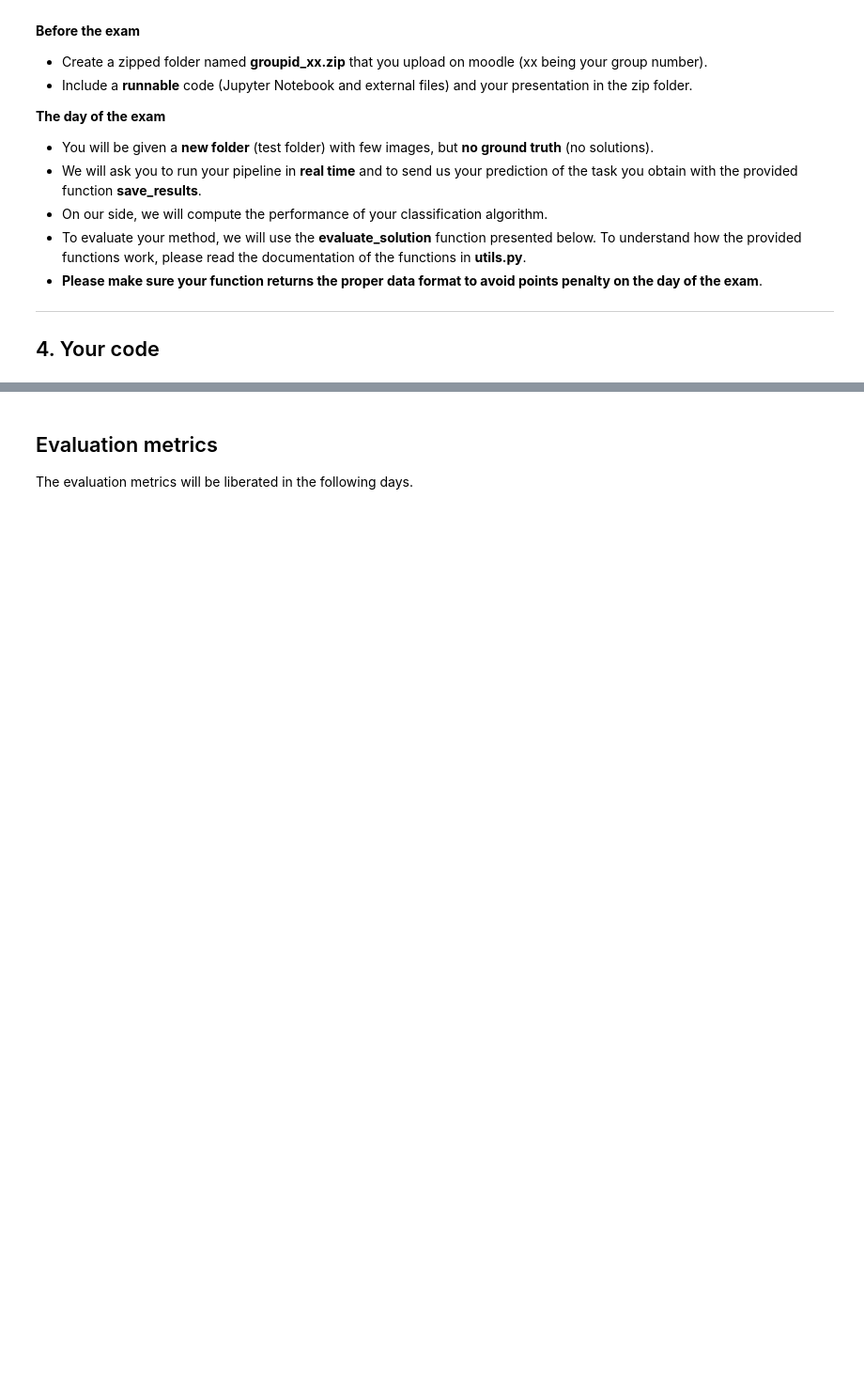
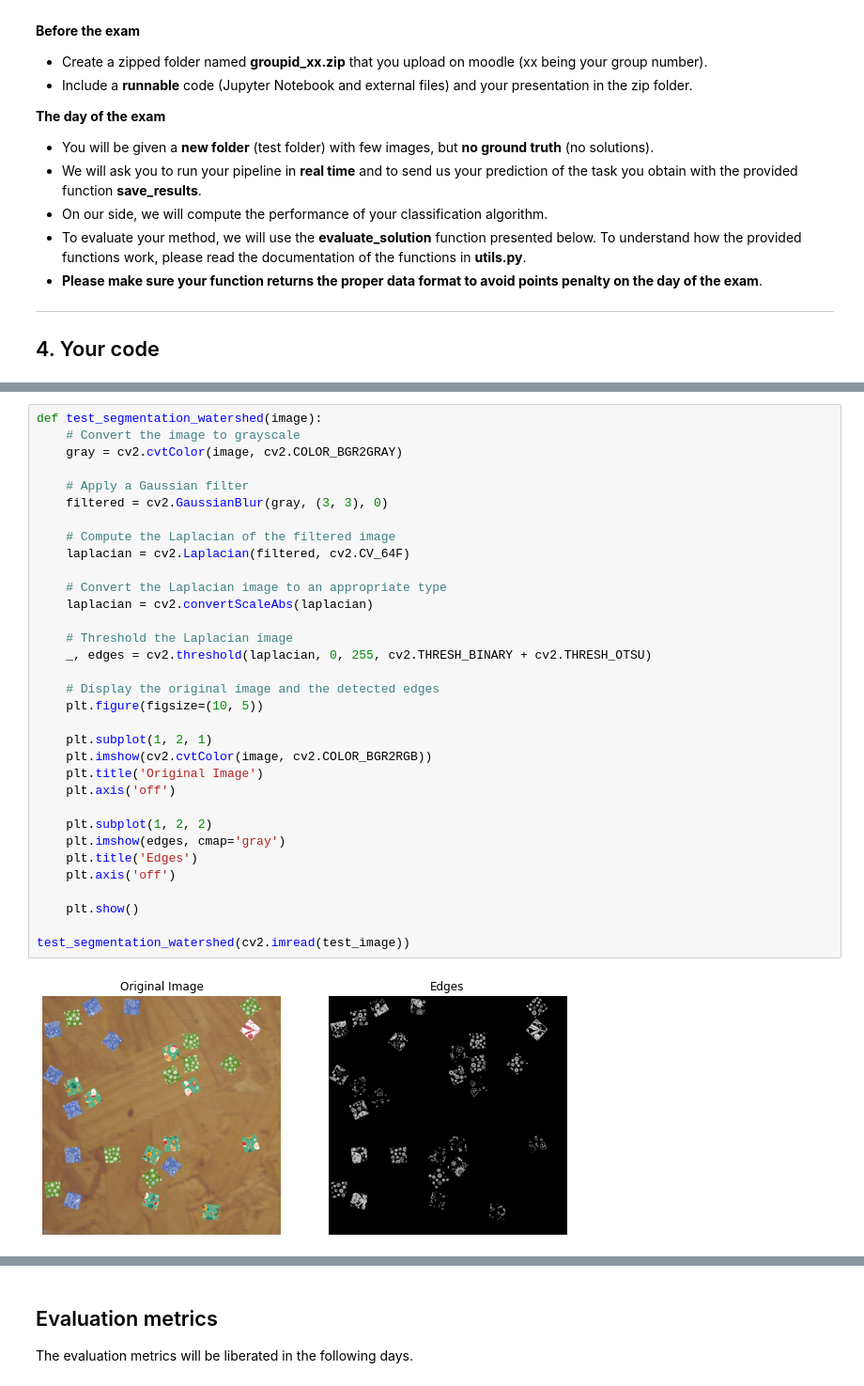
Before and after one commit to tobiasforest/iapr, a Jupyter notebook: project/project.ipynb, the cells around one changed output, grey strips where cells are left out. Shown at 94% size. Cells and saved outputs as stored; diff of their text form; blank space fills up the shorter version.

```diff
--- a/project/project.ipynb
+++ b/project/project.ipynb
@@ -245,0 +395,35 @@ data_project/train_solution_00
+# %%
+def test_segmentation_watershed(image):
+    # Convert the image to grayscale
+    gray = cv2.cvtColor(image, cv2.COLOR_BGR2GRAY)
+
+    # Apply a Gaussian filter
+    filtered = cv2.GaussianBlur(gray, (3, 3), 0)
+
+    # Compute the Laplacian of the filtered image
+    laplacian = cv2.Laplacian(filtered, cv2.CV_64F)
+
+    # Convert the Laplacian image to an appropriate type
+    laplacian = cv2.convertScaleAbs(laplacian)
+
+    # Threshold the Laplacian image
+    _, edges = cv2.threshold(laplacian, 0, 255, cv2.THRESH_BINARY + cv2.THRESH_OTSU)
+
+    # Display the original image and the detected edges
+    plt.figure(figsize=(10, 5))
+
+    plt.subplot(1, 2, 1)
+    plt.imshow(cv2.cvtColor(image, cv2.COLOR_BGR2RGB))
+    plt.title('Original Image')
+    plt.axis('off')
+
+    plt.subplot(1, 2, 2)
+    plt.imshow(edges, cmap='gray')
+    plt.title('Edges')
+    plt.axis('off')
+
+    plt.show()
+
+test_segmentation_watershed(cv2.imread(test_image))
+# %% [output]
+[figure, added]
```
Also changed, not shown: parts of 15 cells of this notebook.
